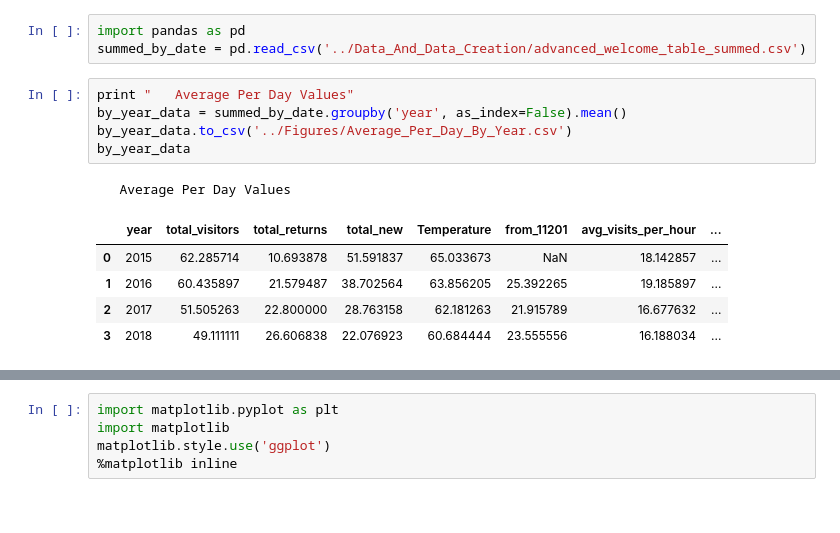
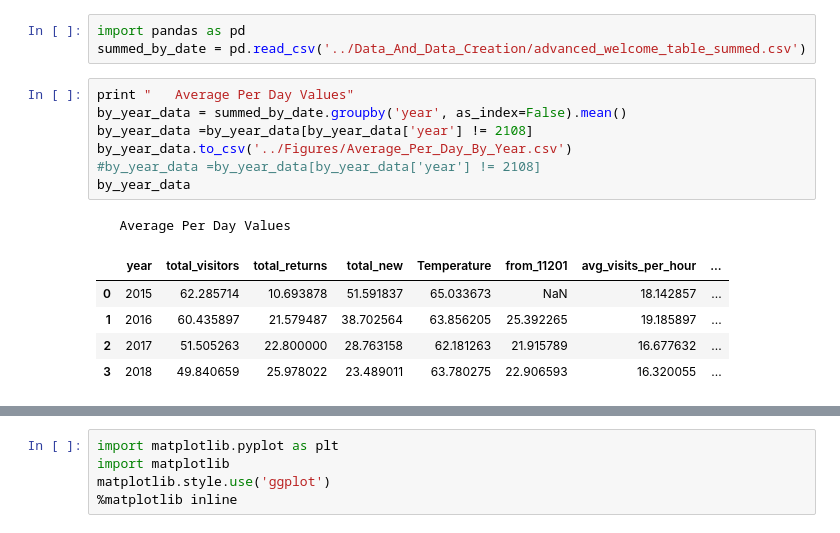
Before and after one commit to Shadhopson/Week1, a Jupyter notebook: Analysis/Year Comparison.ipynb, the cells around one changed output, grey strips where cells are left out. Saved outputs shown, nothing was run; the diff lists cells and outputs as text.

```diff
--- a/Analysis/Year Comparison.ipynb
+++ b/Analysis/Year Comparison.ipynb
@@ -4,15 +4,17 @@ summed_by_date = pd.read_csv('../Data_And_Data_Creation/advanced_welcome_table_s
 # %%
 print "   Average Per Day Values"
 by_year_data = summed_by_date.groupby('year', as_index=False).mean()
+by_year_data =by_year_data[by_year_data['year'] != 2108]
 by_year_data.to_csv('../Figures/Average_Per_Day_By_Year.csv')
+#by_year_data =by_year_data[by_year_data['year'] != 2108]
 by_year_data
 # %% [output]
    Average Per Day Values
 |  | year | total_visitors | total_returns | total_new | Temperature | from_11201 | avg_visits_per_hour | ... |
 | 0 | 2015 | 62.285714 | 10.693878 | 51.591837 | 65.033673 | NaN | 18.142857 | ... |
 | 1 | 2016 | 60.435897 | 21.579487 | 38.702564 | 63.856205 | 25.392265 | 19.185897 | ... |
 | 2 | 2017 | 51.505263 | 22.800000 | 28.763158 | 62.181263 | 21.915789 | 16.677632 | ... |
-| 3 | 2018 | 49.111111 | 26.606838 | 22.076923 | 60.684444 | 23.555556 | 16.188034 | ... |
+| 3 | 2018 | 49.840659 | 25.978022 | 23.489011 | 63.780275 | 22.906593 | 16.320055 | ... |
 # %%
 summed_by_date[summed_by_date['year'] ==  2015]
 # %% [output]
```
Also changed, not shown: parts of 12 cells of this notebook, 26 other files.
